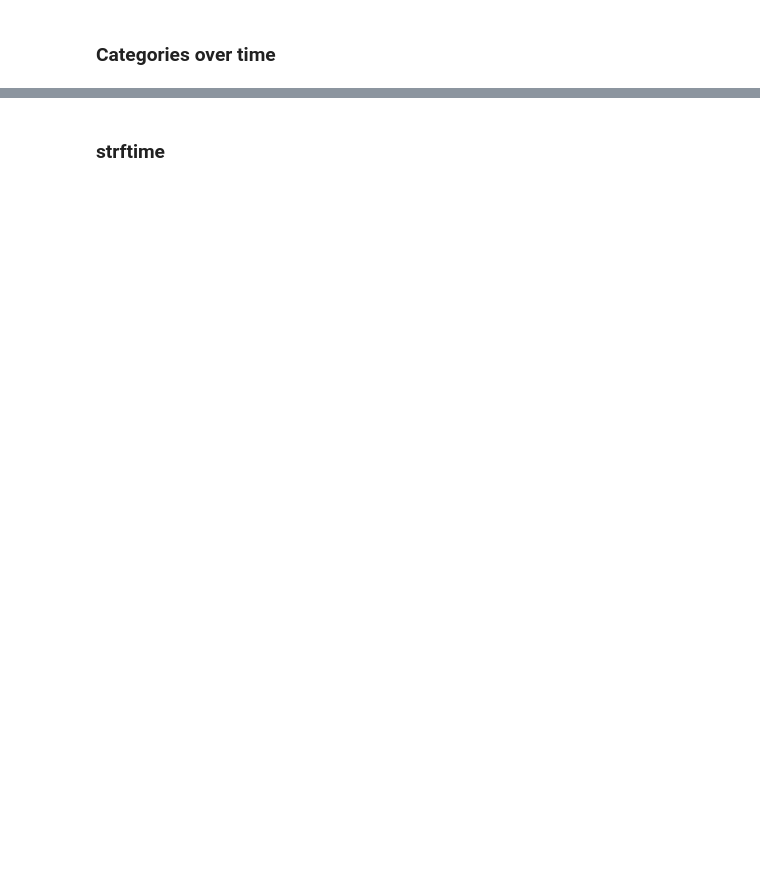
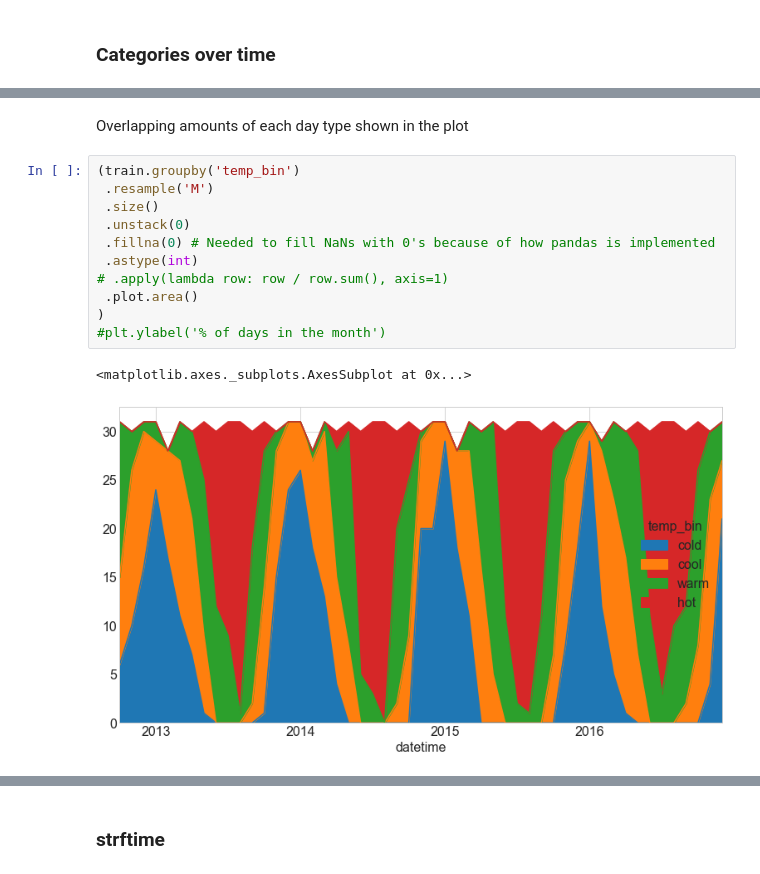
Before and after one commit to adam-gomez/time-series-exercises, a Jupyter notebook: time_series_EDA_lesson.ipynb, the cells around one changed output, grey strips where cells are left out. Cells and saved outputs as stored; diff of their text form; blank space fills up the shorter version.

```diff
--- a/time_series_EDA.ipynb
+++ b/time_series_EDA_lesson.ipynb
@@ -470,0 +553,16 @@ plt.ylabel('% of days in the month')
+# %% [markdown]
+Overlapping amounts of each day type shown in the plot
+# %%
+(train.groupby('temp_bin')
+ .resample('M')
+ .size()
+ .unstack(0)
+ .fillna(0) # Needed to fill NaNs with 0's because of how pandas is implemented
+ .astype(int)
+# .apply(lambda row: row / row.sum(), axis=1)
+ .plot.area()
+)
+#plt.ylabel('% of days in the month')
+# %% [output]
+<matplotlib.axes._subplots.AxesSubplot at 0x...>
+[figure, added]
```
Also changed, not shown: parts of 28 cells of this notebook.
